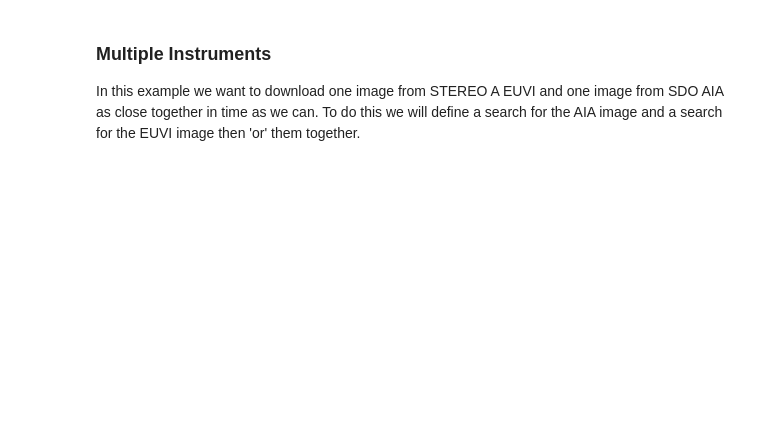
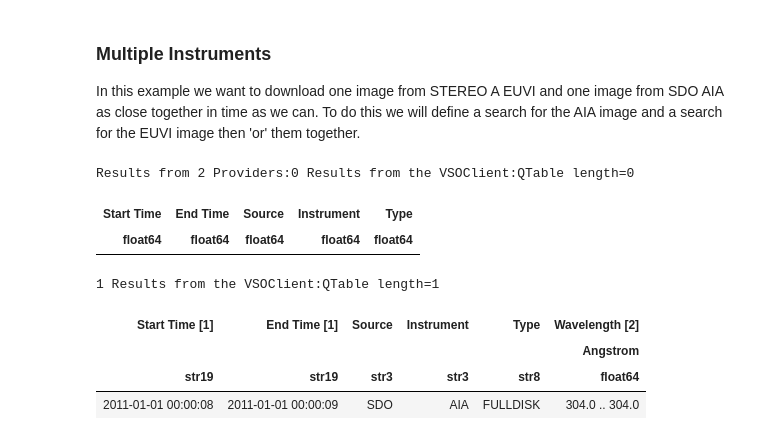
Before and after one commit to OpenAstronomy/crash_course, a Jupyter notebook: 03-SunPy2/01-VSO-Instructors.ipynb, the cells around one changed output. Saved outputs shown, nothing was run; the diff lists cells and outputs as text; code cells hidden in the pictures; blank space fills up the shorter version.

```diff
--- a/03-SunPy2/01-VSO-Instructors.ipynb
+++ b/03-SunPy2/01-VSO-Instructors.ipynb
@@ -67,7 +182,7 @@ vc.query(mysearch)
 
 In this example we want to download one image from STEREO A EUVI and one image from SDO AIA as close together in time as we can. To do this we will define a search for the AIA image and a search for the EUVI image then 'or' them together.
 # %%
-stereo = (a.Source('STEREO_B') &
+stereo = (a.Detector('STEREO_B') &
           a.Instrument('EUVI') &
           a.Time('2011-01-01', '2011-01-01T00:10:00'))
 
@@ -75,8 +190,17 @@ aia = (a.Instrument('AIA') &
        a.Sample(24 * u.hour) &
        a.Time('2011-01-01', '2011-01-02'))
 
-wave = a.Wave(30 * u.nm, 31 * u.nm)
+wave = a.Wavelength(30 * u.nm, 31 * u.nm)
 # %%
-results = vc.query(stereo | aia, wave)
+results = Fido.search(stereo | aia, wave)
 results
+# %% [output]
+Results from 2 Providers:0 Results from the VSOClient:QTable length=0
+| Start Time | End Time | Source | Instrument | Type |
+| float64 | float64 | float64 | float64 | float64 |
+1 Results from the VSOClient:QTable length=1
+| Start Time [1] | End Time [1] | Source | Instrument | Type | Wavelength [2] |
+|  |  |  |  |  | Angstrom |
+| str19 | str19 | str3 | str3 | str8 | float64 |
+| 2011-01-01 00:00:08 | 2011-01-01 00:00:09 | SDO | AIA | FULLDISK | 304.0 .. 304.0 |
 # %%
```
Also changed, not shown: parts of 17 cells of this notebook, 3 other files.
